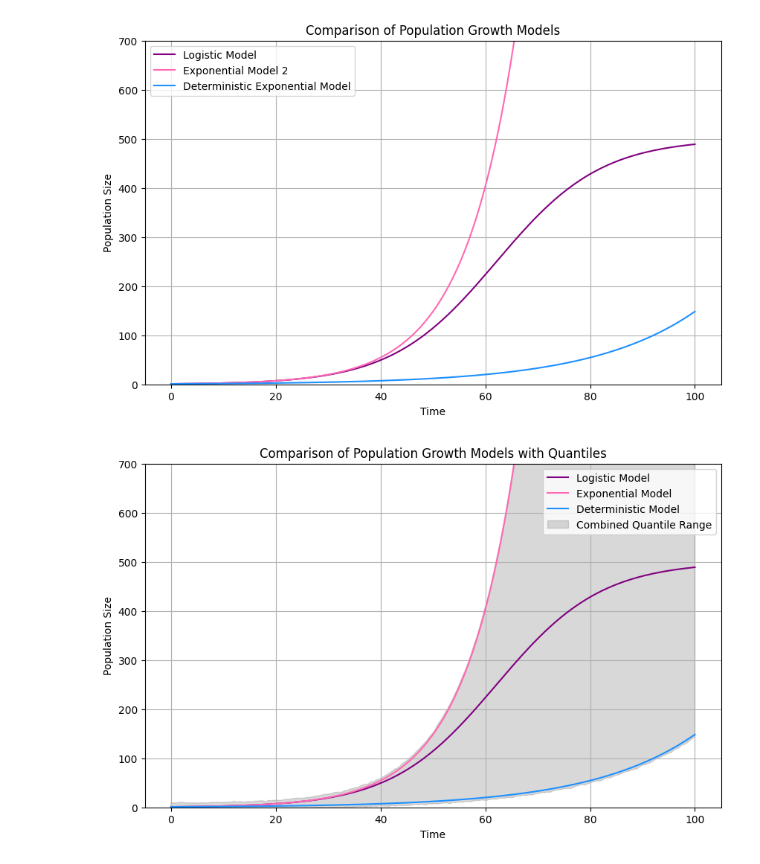
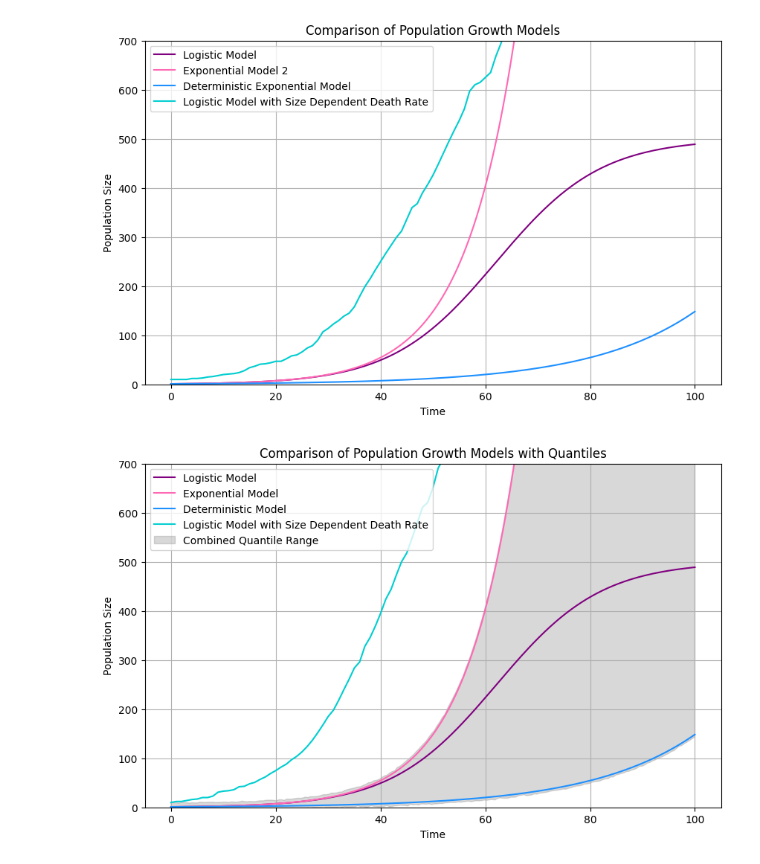
Before and after one commit to isabellac865/population_growth_models, a Jupyter notebook: 8_population_growth_models_with_combined_quantiles.ipynb, the cells around one changed output. Cells and saved outputs as stored; diff of their text form; code cells hidden in the pictures.

Commit message:
added model with size dependant death rate

```diff
--- a/8_population_growth_models_with_combined_quantiles.ipynb
+++ b/8_population_growth_models_with_combined_quantiles.ipynb
@@ -29,11 +29,47 @@ P_exp2 = P0_exp2 * np.exp(r_exp2 * t)
 # Deterministic exponential growth model
 P_deterministic = P0_deterministic * np.exp(r_deterministic * t)
 
+# Logistic Model with Size Dependent Death Rate
+def set_parameters_with_size_dependent_death_rate(initial_population, birth_rate, base_death_rate, carrying_capacity):
+    return {
+        'initial_population': initial_population,
+        'birth_rate': birth_rate,
+        'base_death_rate': base_death_rate,
+        'carrying_capacity': carrying_capacity
+    }
+
+def run_simulation_with_size_dependent_death_rate(params):
+    population = params['initial_population']
+    birth_rate = params['birth_rate']
+    base_death_rate = params['base_death_rate']
+    carrying_capacity = params['carrying_capacity']
+    time_points = [0]
+    population_sizes = [population]
+
+    while population > 0:
+        time_points.append(time_points[-1] + 1)
+        births = np.random.poisson(birth_rate * population)
+        size_dependent_death_rate = base_death_rate * (population / carrying_capacity)
+        deaths = np.random.poisson(size_dependent_death_rate * population)
+        population = max(0, population + births - deaths)
+        population_sizes.append(population)
+
+        if len(time_points) > 100:
+            break
+
+    return time_points, population_sizes
+
+# Parameters for logistic model
+params_logistic = set_parameters_with_size_dependent_death_rate(initial_population=10, birth_rate=0.1, base_death_rate=0.05, carrying_capacity=500)
+time_points_logistic, population_sizes_logistic = run_simulation_with_size_dependent_death_rate(params_logistic)
+
+
 # Plotting
 plt.figure(figsize=(10, 6))
 plt.plot(t, P_logistic, color='purple', label='Logistic Model')
 plt.plot(t, P_exp2, color='hotpink', label='Exponential Model 2')
 plt.plot(t, P_deterministic, color='dodgerblue', label='Deterministic Exponential Model')
+plt.plot(time_points_logistic, population_sizes_logistic, color='darkturquoise', label='Logistic Model with Size Dependent Death Rate')
 
 plt.xlabel('Time')
 plt.ylabel('Population Size')
@@ -43,7 +79,7 @@ plt.legend()
 plt.grid(True)
 plt.show()
 # %% [output]
-[figure, old version]
+[figure, new version]
 # %%
 # Simulate multiple trajectories for all models
 num_simulations=100
@@ -53,31 +89,67 @@ combined_simulations = np.vstack([
     np.random.normal(loc=P_deterministic, scale=5, size=(num_simulations, len(t)))
 ])
 
 # Calculate combined quantiles
 combined_lower_quantile = np.nanquantile(combined_simulations, 0.05, axis=0)
 combined_upper_quantile = np.nanquantile(combined_simulations, 0.95, axis=0)
 
 # Plotting models combined quantile
 plt.figure(figsize=(10, 6))
 
 # Logistic Model
 plt.plot(t, P_logistic, label='Logistic Model', color='purple')
 
 # Exponential Model 2
 plt.plot(t, P_exp2, label='Exponential Model', color='hotpink')
 
 # Deterministic Exponential Model
 plt.plot(t, P_deterministic, label='Deterministic Model', color='dodgerblue')
 
+# Logistic Model with Size Dependent Death Rate
+def set_parameters_with_size_dependent_death_rate(initial_population, birth_rate, base_death_rate, carrying_capacity):
+    return {
+        'initial_population': initial_population,
+        'birth_rate': birth_rate,
+        'base_death_rate': base_death_rate,
+        'carrying_capacity': carrying_capacity
+    }
+
+def run_simulation_with_size_dependent_death_rate(params):
+    population = params['initial_population']
+    birth_rate = params['birth_rate']
+    base_death_rate = params['base_death_rate']
+    carrying_capacity = params['carrying_capacity']
+    time_points = [0]
+    population_sizes = [population]
+
+    while population > 0:
+        time_points.append(time_points[-1] + 1)
+        births = np.random.poisson(birth_rate * population)
+        size_dependent_death_rate = base_death_rate * (population / carrying_capacity)
+        deaths = np.random.poisson(size_dependent_death_rate * population)
+        population = max(0, population + births - deaths)
+        population_sizes.append(population)
+
+        if len(time_points) > 100:
+            break
+
+    return time_points, population_sizes
+
+# Parameters for logistic model
+params_logistic = set_parameters_with_size_dependent_death_rate(initial_population=10, birth_rate=0.1, base_death_rate=0.05, carrying_capacity=500)
+time_points_logistic, population_sizes_logistic = run_simulation_with_size_dependent_death_rate(params_logistic)
+
 # Combined quantile range
+plt.plot(time_points_logistic, population_sizes_logistic, color='darkturquoise', label='Logistic Model with Size Dependent Death Rate')
 plt.fill_between(t, combined_lower_quantile, combined_upper_quantile, color='gray', alpha=0.3, label='Combined Quantile Range')
+
 
 plt.xlabel('Time')
 plt.ylabel('Population Size')
 plt.ylim(0, 700)
 plt.title('Comparison of Population Growth Models with Quantiles')
 plt.legend()
 plt.grid(True)
 plt.show()
 # %% [output]
-[figure, old version]
+[figure, new version]
```
